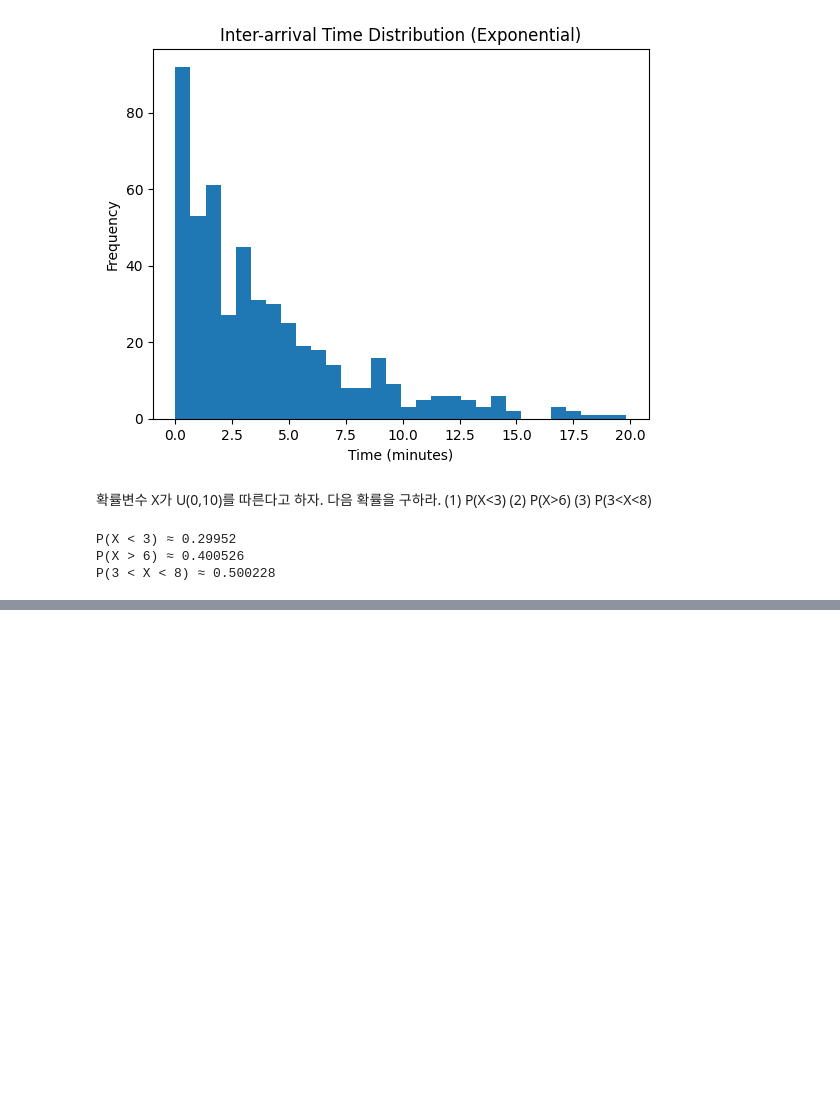
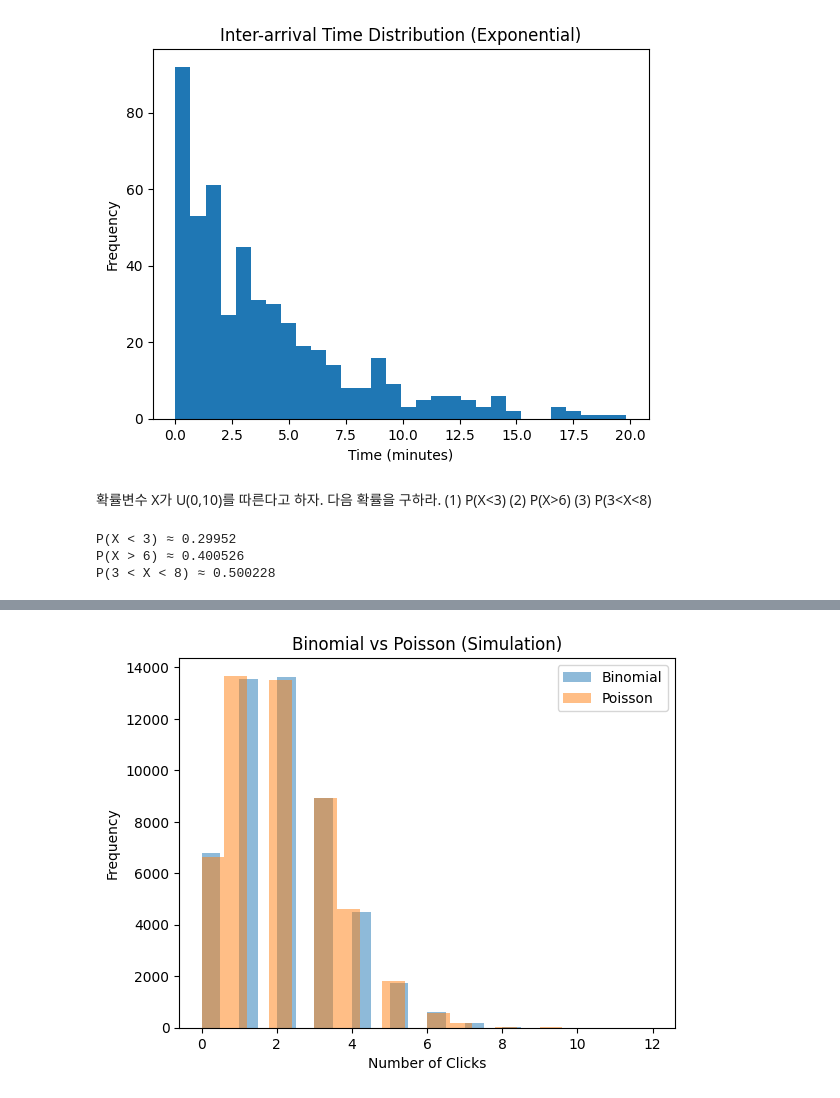
Before and after one commit to Sunnykwak7777/AILearning, a Jupyter notebook: Misson0307-intervalguest.ipynb, the cells around one changed output, grey strips where cells are left out. Saved outputs shown, nothing was run; the diff lists cells and outputs as text; code cells hidden in the pictures; blank space fills up the shorter version.

```diff
--- a/Misson0307-intervalguest.ipynb
+++ b/Misson0307-intervalguest.ipynb
@@ -208,0 +382,76 @@ P(3 < X < 8) ≈ 0.500228
+# %%
+import numpy as np
+import pandas as pd
+import matplotlib.pyplot as plt
+
+# ============================================
+# [1] 재현성 확보
+# ============================================
+np.random.seed(42)
+
+# ============================================
+# [2] 문제 설정 (실무 상황)
+# ============================================
+# n = 사용자 수
+n = 1000
+
+# p = 한 사람이 클릭할 확률 (매우 작음)
+p = 0.002
+
+# 포아송 분포의 λ = n * p
+lam = n * p   # = 2
+
+# 시뮬레이션 횟수
+n_sim = 50000
+
+
+# ============================================
+# [3] 이항분포 시뮬레이션
+# ============================================
+# np.random.binomial(n, p, size)
+# → n번 시행 중 성공 횟수
+binomial_samples = np.random.binomial(n=n, p=p, size=n_sim)
+
+
+# ============================================
+# [4] 포아송분포 시뮬레이션
+# ============================================
+# np.random.poisson(lam, size)
+# → 단위 시간 내 사건 발생 횟수
+poisson_samples = np.random.poisson(lam=lam, size=n_sim)
+
+
+# ============================================
+# [5] 결과 비교 (확률분포 형태)
+# ============================================
+# value_counts(normalize=True) → 확률
+binom_dist = pd.Series(binomial_samples).value_counts(normalize=True).sort_index()
+poisson_dist = pd.Series(poisson_samples).value_counts(normalize=True).sort_index()
+
+print("[이항분포 일부]")
+print(binom_dist.head())
+
+print("\n[포아송분포 일부]")
+print(poisson_dist.head())
+
+
+# ============================================
+# [6] 평균 비교
+# ============================================
+print("\n[평균 비교]")
+print("이항 평균:", np.mean(binomial_samples))
+print("포아송 평균:", np.mean(poisson_samples))
+
+
+# ============================================
+# [7] 시각화 비교
+# ============================================
+plt.hist(binomial_samples, bins=20, alpha=0.5, label="Binomial")
+plt.hist(poisson_samples, bins=20, alpha=0.5, label="Poisson")
+
+plt.legend()
+plt.title("Binomial vs Poisson (Simulation)")
+plt.xlabel("Number of Clicks")
+plt.ylabel("Frequency")
+plt.show()
+# %% [output]
@@ -208,0 +477 @@ P(3 < X < 8) ≈ 0.500228
+[figure, added]
```
Also changed, not shown: parts of 7 cells of this notebook.
